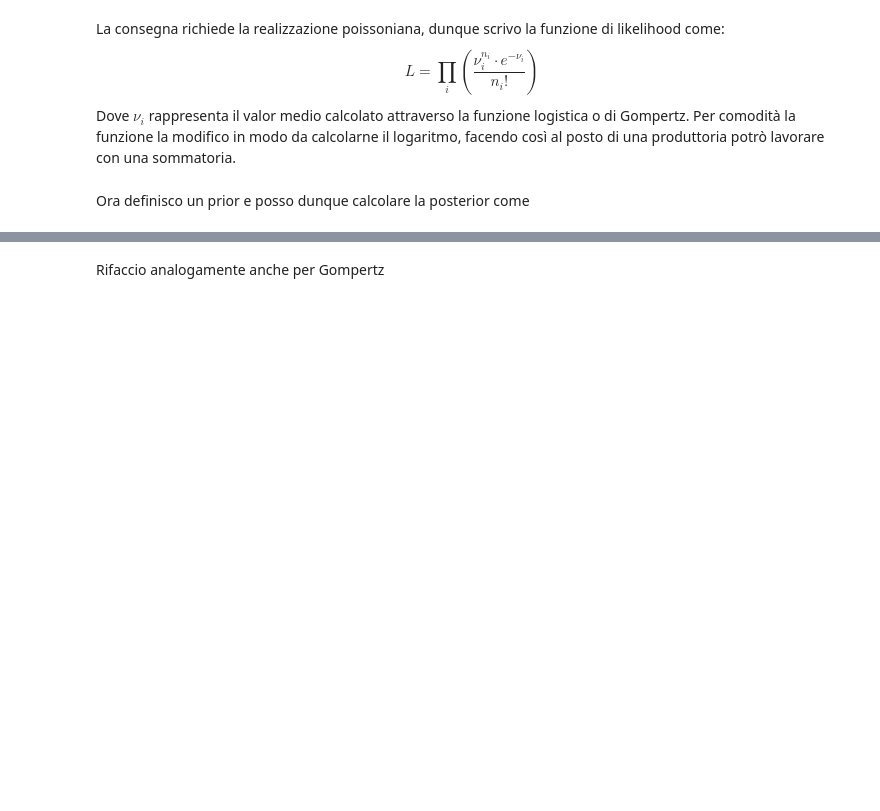
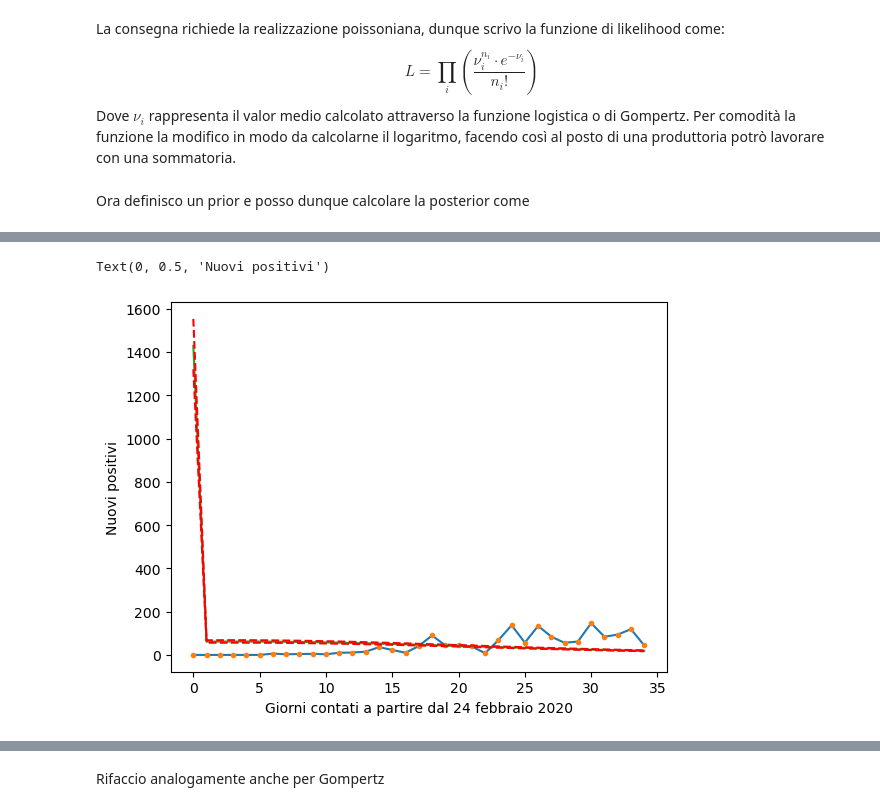
Before and after one commit to ErikMoro02/EsameCOVID, a Jupyter notebook: Esame COVID Erik Moro.ipynb, the cells around one changed output, grey strips where cells are left out. Saved outputs shown, nothing was run; the diff lists cells and outputs as text; code cells hidden in the pictures; blank space fills up the shorter version.

```diff
--- a/Esame COVID Erik Moro.ipynb
+++ b/Esame COVID Erik Moro.ipynb
@@ -242,0 +238,10 @@ print(flat_samples.shape)
+# %%
+test=np.zeros((35,num_passi))
+x35=[i for i in range(4,39)]
+for i in range(num_passi):
+    Ntot = flat_samples[np.random.randint(len(flat_samples[:,0])),0]
+    k = flat_samples[np.random.randint(len(flat_samples[:,0])),1]
+    t0 = flat_samples[np.random.randint(len(flat_samples[:,0])),2]
+    test[:,i]=ndifflogi(Ntot,k,t0,x35)
+
+test
@@ -242,0 +262,14 @@ print(flat_samples.shape)
+# %%
+x35=[i for i in range(35)]
+plt.plot(x35, dati35[1], '-',label='nuovi positivi osservati')
+plt.plot(x35, dati35[1], '.',label='nuovi positivi osservati')
+plt.plot(x35,np.percentile(test,50,axis=1), label='50° percentile')
+plt.plot(x35,np.percentile(test,16,axis=1), '--',label='16° percentile',color='red')
+plt.plot(x35,np.percentile(test,84,axis=1), '--',label='84° percentile',color='red')
+plt.xlabel('Giorni contati a partire dal 24 febbraio 2020')
+plt.ylabel('Nuovi positivi')
+#plt.legend()
+#plt.title('Confronto fra dati osservati e modello della funzione logistica per i primi 35 giorni')
+# %% [output]
+Text(0, 0.5, 'Nuovi positivi')
+[figure, added]
```
Also changed, not shown: parts of 32 cells of this notebook.
